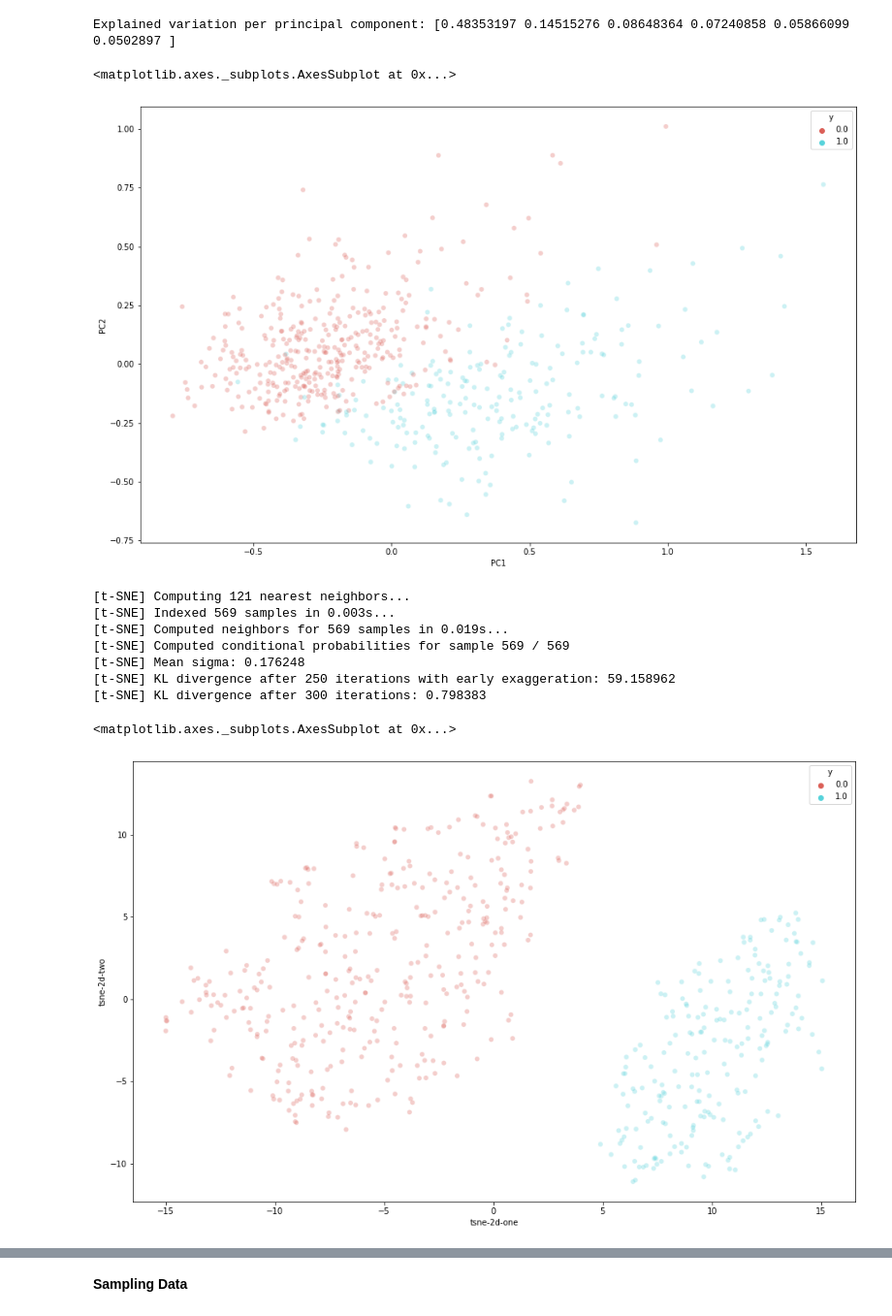
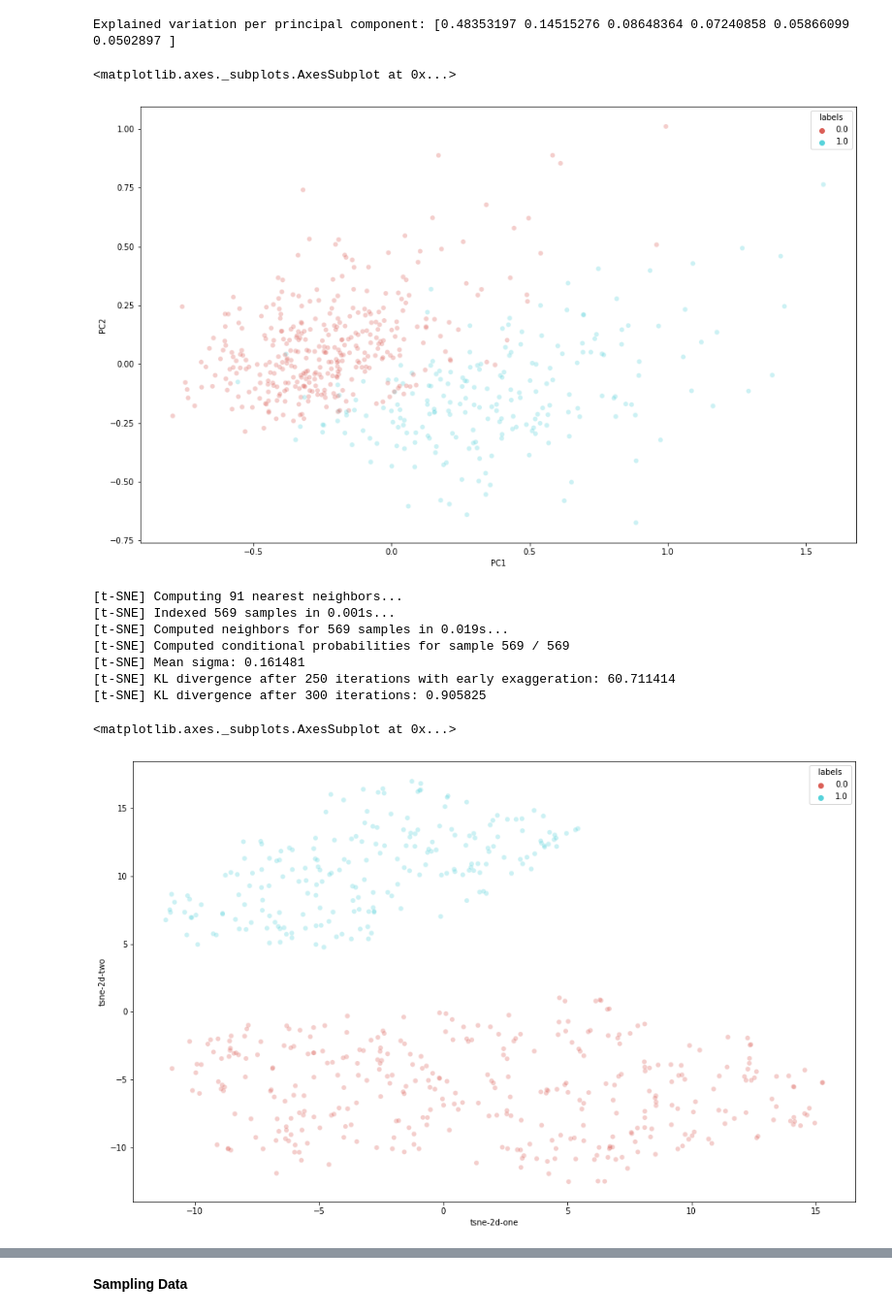
Before and after one commit to knwyne20/breast_cancer_analysis_wisconsin, a Jupyter notebook: code.ipynb, the cells around one changed output, grey strips where cells are left out. Shown: that part at 97% size. Drawn from its saved outputs; the diff is of its cells as text; code cells hidden in the pictures.

```diff
--- a/code.ipynb
+++ b/code.ipynb
@@ -143,14 +156,14 @@ plt.show()
 # %% [output]
 [figure]
 # %%
-corr_matrix = df2.corr().abs()
+corr_matrix = df_copy.corr().abs()
 
 mask = np.triu(np.ones_like(corr_matrix, dtype = bool))
 tri_df = corr_matrix.mask(mask)
 
 to_drop = [x for x in tri_df.columns if any(tri_df[x] > 0.90)]
 
-df_reduced = df2.drop(to_drop, axis = 1)
+df_reduced = dropFeature(df_copy, to_drop)
 
 print(f"The reduced dataframe has {df_reduced.shape[1]} columns.")
 
@@ -168,18 +181,20 @@ The reduced dataframe has 21 columns.
 The features which had a correlation value of more than 0.90 were dropped as its difficult to use these features for binary classification because of thier multicolinear nature.
 # %%
 # Mapping labels to start from 0.
-df_reduced.iloc[:,0].replace("B", 0,inplace=True)
-df_reduced.iloc[:,0].replace("M", 1,inplace=True)
+
+Binary(df_reduced, 'diagnosis', 'B',  0)
+Binary(df_reduced, 'diagnosis', 'M',  1)
+
 df_reduced = df_reduced.astype(float)
 
-y = df_reduced[["diagnosis"]]
-df_scaled = df_reduced.drop('diagnosis', axis=1)
+labels = df_reduced[["diagnosis"]]
+df_scaled = dropFeature(df_reduced, 'diagnosis')
 
 # Normalizing data
-names = df_scaled.columns
+col_names = df_scaled.columns
 scaler = MinMaxScaler()
 df_scaled = scaler.fit_transform(df_scaled)
-df_scaled = pd.DataFrame(df_scaled, columns=names)
+df_scaled = pd.DataFrame(df_scaled, columns=col_names)
 
 df_scaled.head()
 # %% [output]
@@ -203,43 +218,44 @@ print('Explained variation per principal component: {}'.format(pca.explained_var
 Explained variation per principal component: [0.48353197 0.14515276 0.08648364 0.07240858 0.05866099 0.0502897 ]
 # %%
 from sklearn.manifold import TSNE
-df_PCA["y"] = y
+addFeature(df_PCA, "labels", labels)
 plt.figure(figsize=(16,10))
 sns.scatterplot(
     x="PC1", y="PC2",
-    hue="y",
+    hue="labels",
     palette=sns.color_palette("hls", 2),
     data=df_PCA,legend="full",alpha=0.3)
 # %% [output]
 <matplotlib.axes._subplots.AxesSubplot at 0x...>
-[figure, old version]
+[figure, new version]
 # %%
 import time
 
 time_start = time.time()
-tsne = TSNE(n_components=2, verbose=1, perplexity=40, n_iter=300)
+tsne = TSNE(n_components=2, verbose=1, perplexity=30, n_iter=300)
 tsne_results = tsne.fit_transform(df_PCA)
 # %% [output]
-[t-SNE] Computing 121 nearest neighbors...
-[t-SNE] Indexed 569 samples in 0.003s...
+[t-SNE] Computing 91 nearest neighbors...
+[t-SNE] Indexed 569 samples in 0.001s...
 [t-SNE] Computed neighbors for 569 samples in 0.019s...
 [t-SNE] Computed conditional probabilities for sample 569 / 569
-[t-SNE] Mean sigma: 0.176248
-[t-SNE] KL divergence after 250 iterations with early exaggeration: 59.158962
-[t-SNE] KL divergence after 300 iterations: 0.798383
+[t-SNE] Mean sigma: 0.161481
+[t-SNE] KL divergence after 250 iterations with early exaggeration: 60.711414
+[t-SNE] KL divergence after 300 iterations: 0.905825
 # %%
-df_PCA['tsne-2d-one'] = tsne_results[:,0]
-df_PCA['tsne-2d-two'] = tsne_results[:,1]
+addFeature(df_PCA, "tsne-2d-one", tsne_results[:,0])
+addFeature(df_PCA, "tsne-2d-two", tsne_results[:,1])
+
 plt.figure(figsize=(16,10))
 sns.scatterplot(
     x="tsne-2d-one", y="tsne-2d-two",
-    hue="y",
+    hue="labels",
     palette=sns.color_palette("hls", 2),
     data=df_PCA,
     legend="full",
     alpha=0.3
 )
 # %% [output]
 <matplotlib.axes._subplots.AxesSubplot at 0x...>
-[figure, old version]
+[figure, new version]
 # %% [markdown]
```
Also changed, not shown: parts of 13 cells of this notebook.
